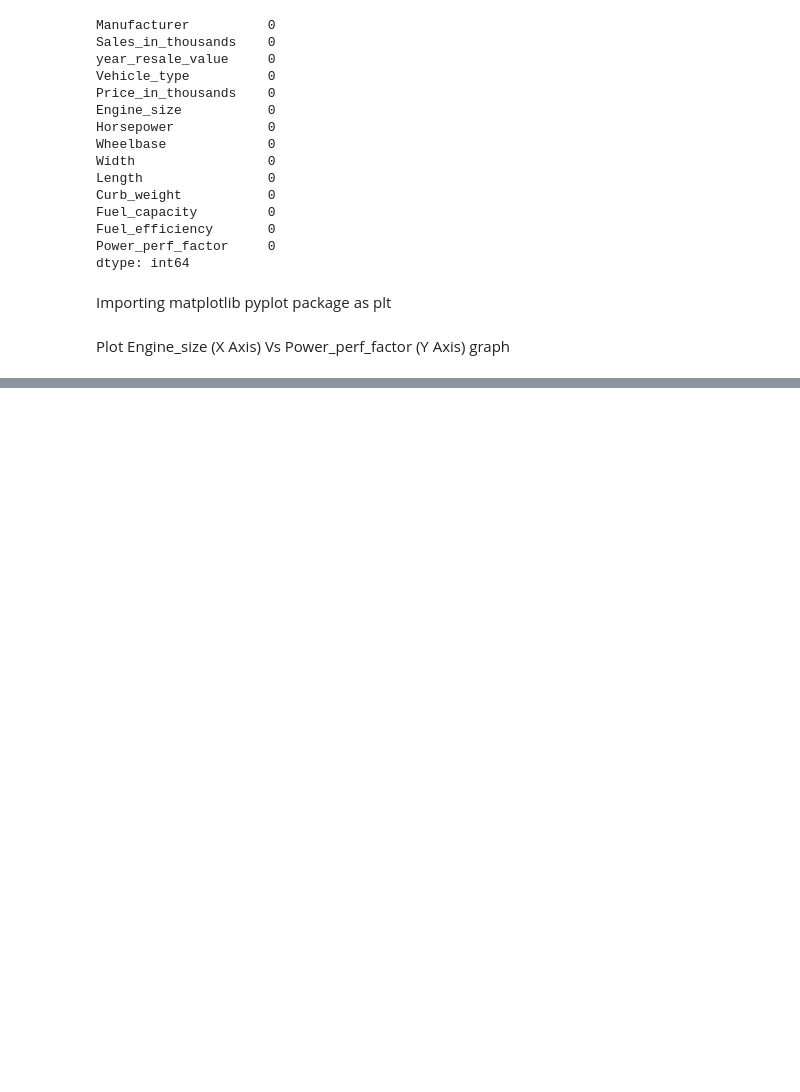
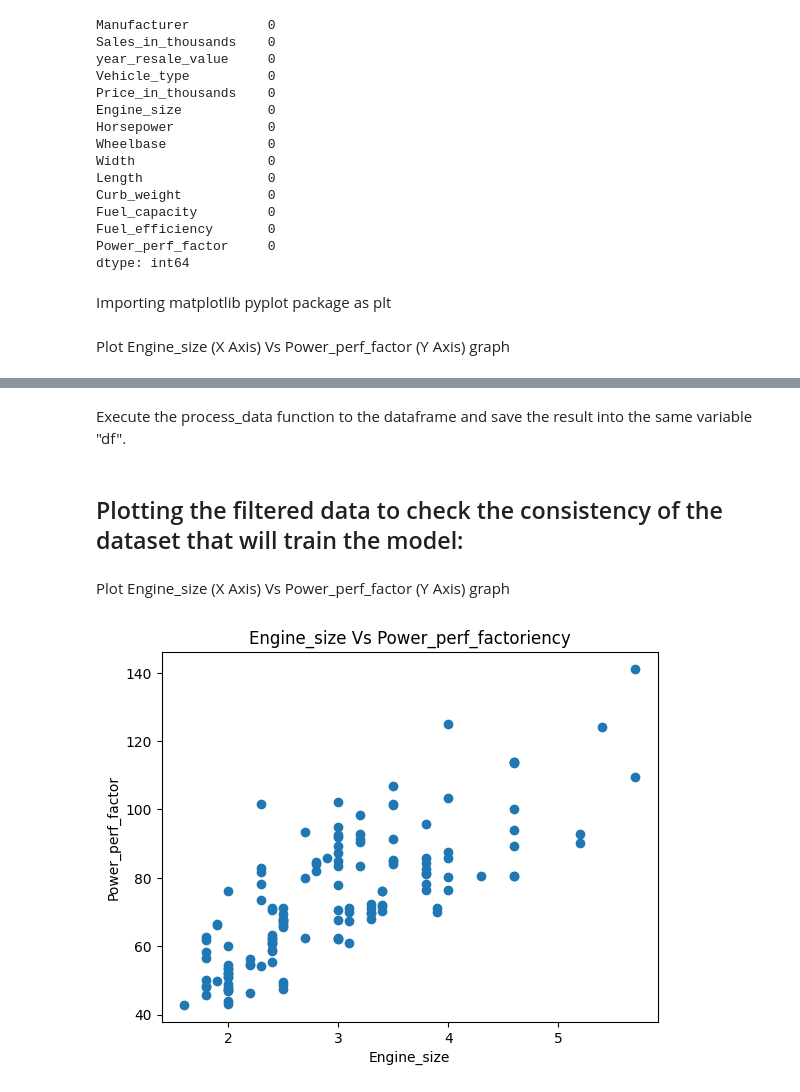
Before and after one commit to Esteban-Quevedo/carpf_model, a Jupyter notebook: dataset_analysis.ipynb, the cells around one changed output, grey strips where cells are left out. Saved outputs shown, nothing was run; the diff lists cells and outputs as text; code cells hidden in the pictures; blank space fills up the shorter version.

Commit message:
Final code on J. Notebook and documentation into the readme file

```diff
--- a/dataset_analysis.ipynb
+++ b/dataset_analysis.ipynb
@@ -159,0 +184,10 @@ plt.show()
+# %%
+def manufacturer_replacement(dtf):
+    manu_vals = {"Manufacturer": {'Acura': 1, 'Audi': 2, 'BMW': 3, 'Buick': 4, 'Cadillac': 5, 'Chevrolet': 6,
+                                  'Chrysler': 7, 'Dodge': 8, 'Ford': 9, 'Honda': 10, 'Hyundai': 11, 'Infiniti': 12,
+                                  'Jaguar': 13, 'Jeep': 14, 'Lexus': 15, 'Lincoln': 16, 'Mitsubishi': 17, 'Mercury': 18,
+                                  'Mercedes-B': 19, 'Nissan': 20, 'Oldsmobile': 21, 'Plymouth': 22, 'Pontiac': 23,
+                                  'Porsche': 24, 'Saab': 25, 'Saturn': 26, 'Subaru': 27, 'Toyota': 28, 'Volkswagen': 29,
+                                  'Volvo': 30}}
+    dtf.replace(manu_vals, inplace=True)
+    return dtf
@@ -159,0 +196,5 @@ plt.show()
+# %%
+def vehicle_type_replacement(dtf):
+    type_vals = {"Vehicle_type": {'Car': 1, 'Passenger': 2}}
+    dtf.replace(type_vals, inplace=True)
+    return dtf
@@ -159,0 +207,29 @@ plt.show()
+# %%
+def process_data(dtf):
+    dtf = manufacturer_replacement(dtf)
+    dtf = vehicle_type_replacement(dtf)
+    dtf = dtf.query('Price_in_thousands>0 & Price_in_thousands<50')
+    dtf = dtf.query('Engine_size>0 or Engine_size<8')
+    dtf = dtf.query('Horsepower>100')
+    dtf = dtf.query('Curb_weight>0.5')
+    dtf = dtf.query('Fuel_efficiency>10 & Fuel_efficiency<40')
+    dtf = dtf.query('Power_perf_factor>25 & Power_perf_factor<150')
+    dtf = dtf.drop('Sales_in_thousands', axis=1)
+    dtf = dtf.drop('year_resale_value', axis=1)
+    return dtf
+# %% [markdown]
+Execute the process_data function to the dataframe and save the result into the same variable "df".
+# %%
+df = process_data(df)
+# %% [markdown]
+## Plotting the filtered data to check the consistency of the dataset that will train the model:
+# %% [markdown]
+Plot Engine_size (X Axis) Vs Power_perf_factor (Y Axis) graph
+# %%
+plt.scatter(x = df['Engine_size'], y=df['Power_perf_factor'])
+plt.title('Engine_size Vs Power_perf_factoriency')
+plt.xlabel('Engine_size')
+plt.ylabel('Power_perf_factor')
+plt.show()
+# %% [output]
+[figure, added]
```
Also changed, not shown: parts of 14 cells of this notebook, 2 other files.
